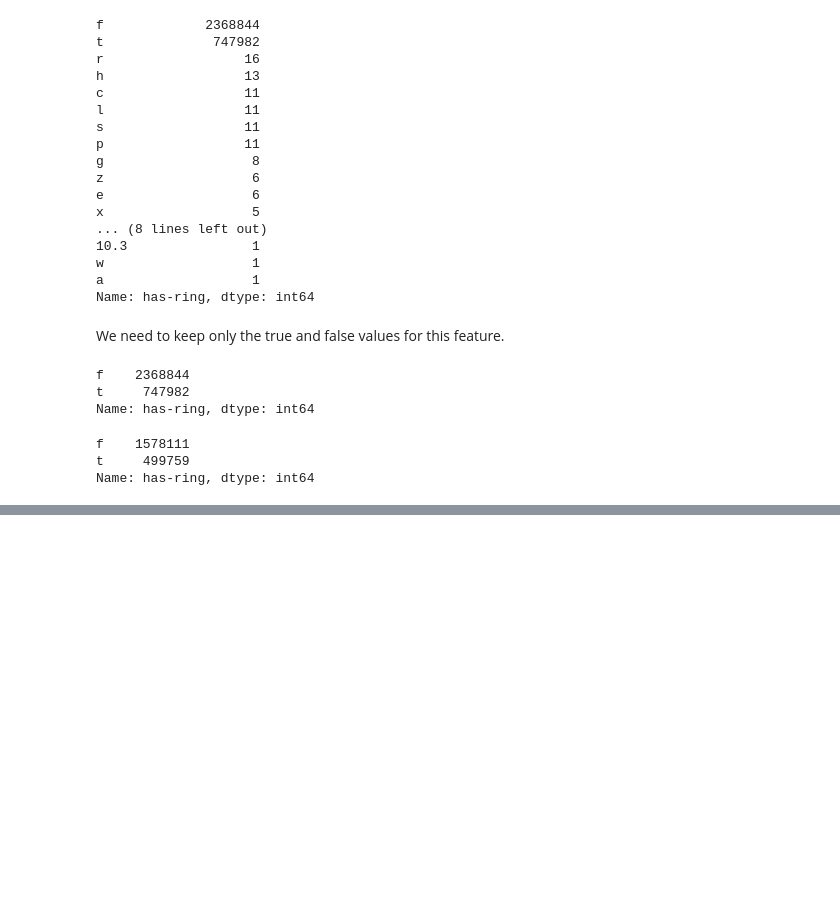
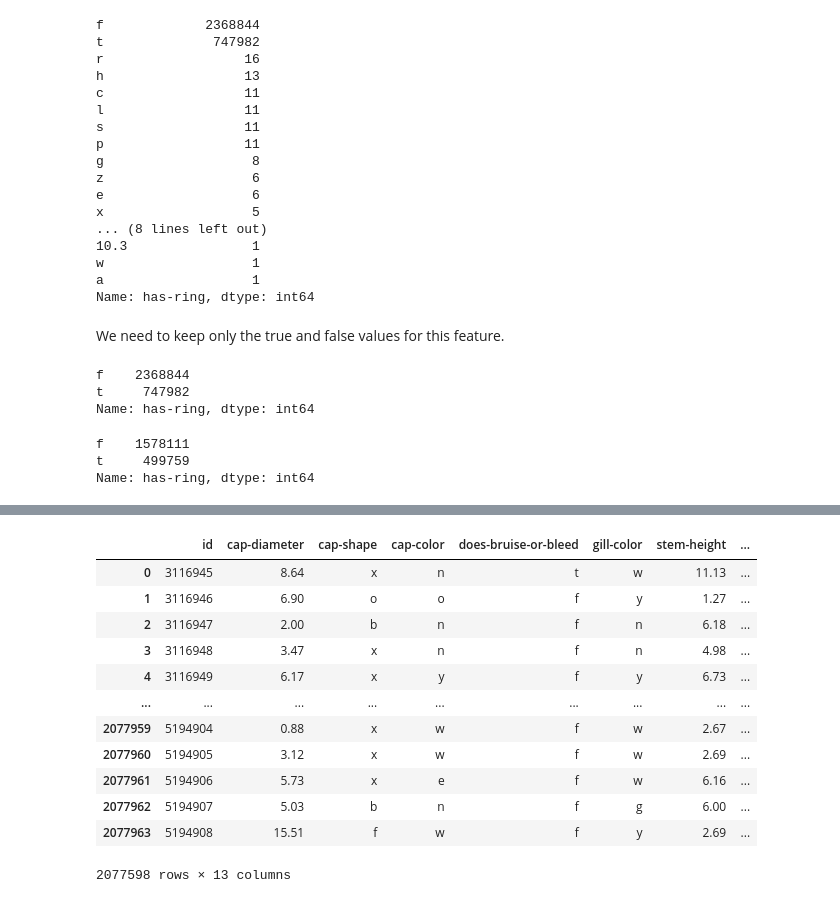
Before and after one commit to NabilAouidad/Poisonous-Mushroom-Prediction, a Jupyter notebook: EDA.ipynb, the cells around one changed output, grey strips where cells are left out. Cells and saved outputs as stored; diff of their text form; code cells hidden in the pictures; blank space fills up the shorter version.

```diff
--- a/EDA.ipynb
+++ b/EDA.ipynb
@@ -365,0 +454,16 @@ Name: has-ring, dtype: int64
+# %%
+mushroom_test_df
+# %% [output]
+|  | id | cap-diameter | cap-shape | cap-color | does-bruise-or-bleed | gill-color | stem-height | ... |
+| 0 | 3116945 | 8.64 | x | n | t | w | 11.13 | ... |
+| 1 | 3116946 | 6.90 | o | o | f | y | 1.27 | ... |
+| 2 | 3116947 | 2.00 | b | n | f | n | 6.18 | ... |
+| 3 | 3116948 | 3.47 | x | n | f | n | 4.98 | ... |
+| 4 | 3116949 | 6.17 | x | y | f | y | 6.73 | ... |
+| ... | ... | ... | ... | ... | ... | ... | ... | ... |
+| 2077959 | 5194904 | 0.88 | x | w | f | w | 2.67 | ... |
+| 2077960 | 5194905 | 3.12 | x | w | f | w | 2.69 | ... |
+| 2077961 | 5194906 | 5.73 | x | e | f | w | 6.16 | ... |
+| 2077962 | 5194907 | 5.03 | b | n | f | g | 6.00 | ... |
+| 2077963 | 5194908 | 15.51 | f | w | f | y | 2.69 | ... |
+2077598 rows × 13 columns
```
Also changed, not shown: parts of 13 cells of this notebook.
